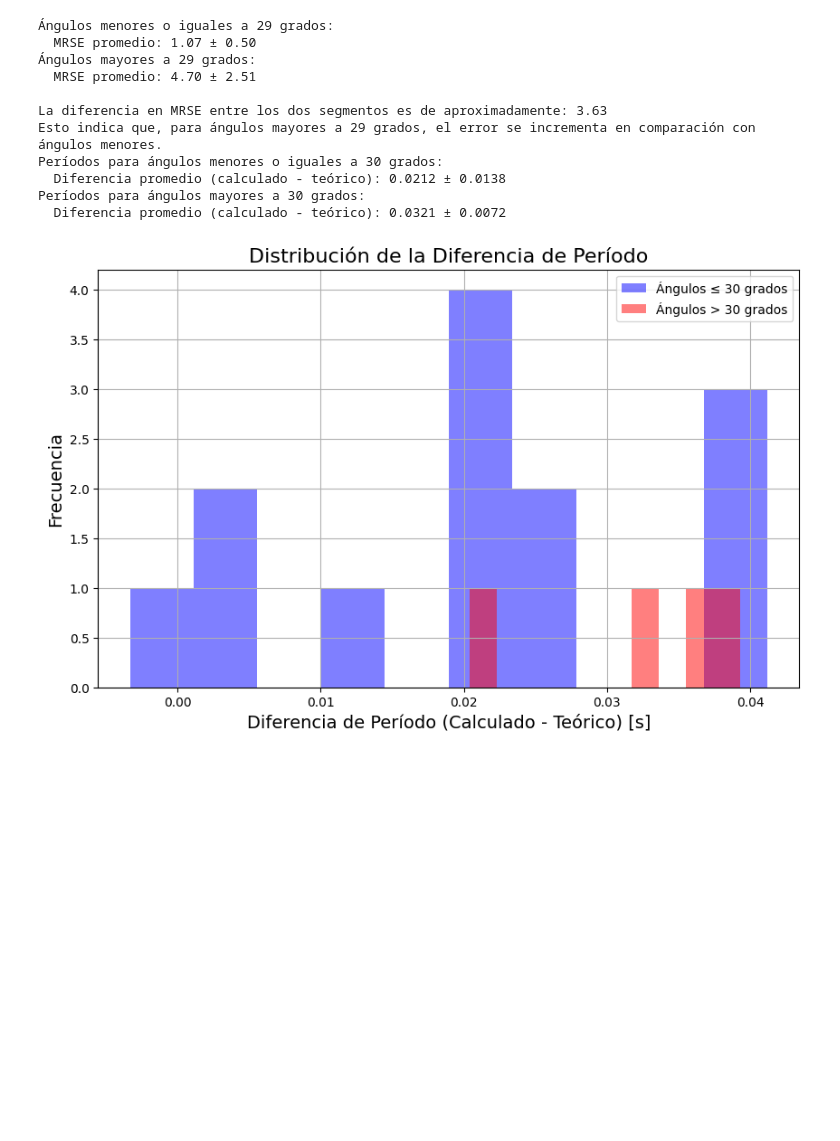
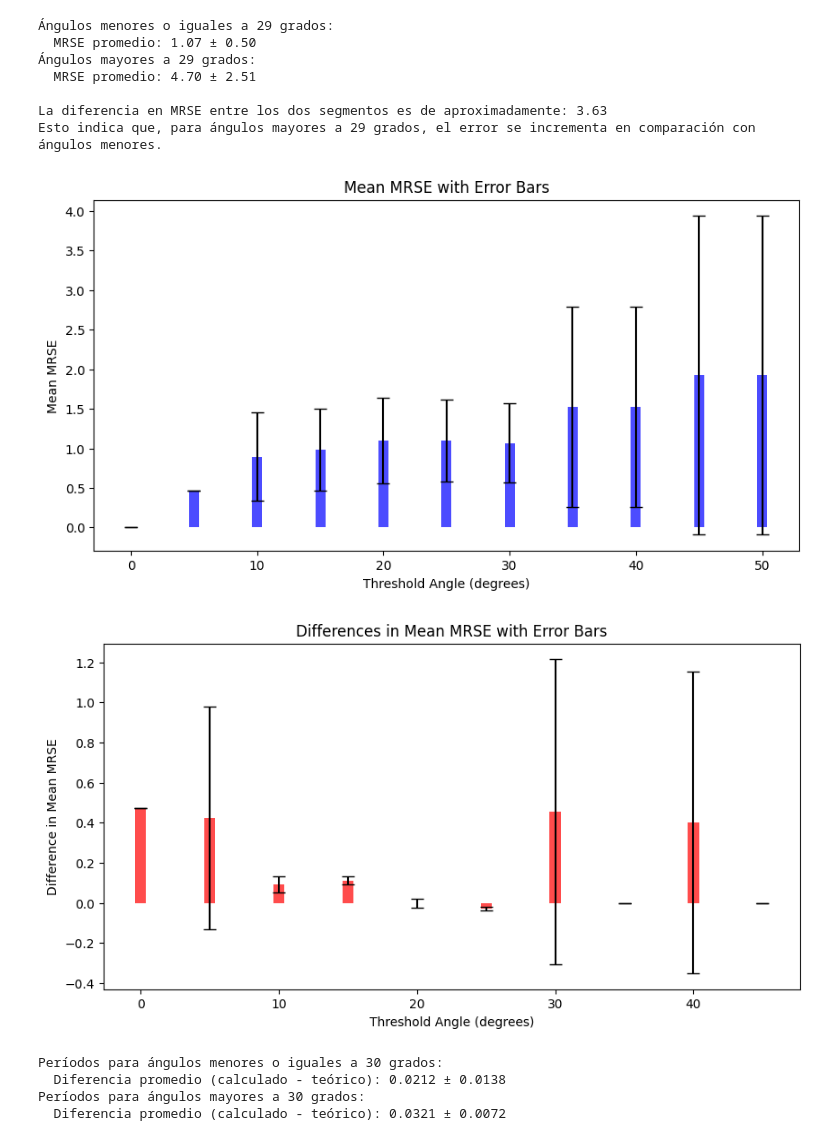
Before and after one commit to FacuVCanale/TP1-FISICA, a Jupyter notebook: code/error_movimiento.ipynb, the cells around one changed output. Saved outputs shown, nothing was run; the diff lists cells and outputs as text; code cells hidden in the pictures; blank space fills up the shorter version.

Commit message:
threshold

```diff
--- a/code/error_movimiento.ipynb
+++ b/code/error_movimiento.ipynb
@@ -303,6 +303,39 @@ def analyze_threshold_effect_on_MRSE(MRSEs):
         print(f"\nLa diferencia en MRSE entre los dos segmentos es de aproximadamente: {higher_mean - lower_mean:.2f}")
         print(f"Esto indica que, para ángulos mayores a {threshold} grados, el error se incrementa en comparación con ángulos menores.")
 
+def plot_MRSE_analysis(MRSEs):
+    angles = range(0, 55, 5)
+    means = []
+    stds = []
+
+    for threshold in angles:
+        lower_values = [mrse for mrse in MRSEs if mrse[0] <= threshold]
+        lower_MRSEs = np.array([mrse[1] for mrse in lower_values])
+        mean = lower_MRSEs.mean() if len(lower_MRSEs) > 0 else 0
+        std = lower_MRSEs.std() if len(lower_MRSEs) > 0 else 0
+        means.append(mean)
+        stds.append(std)
+
+    # Plot mean MRSEs with error bars
+    plt.figure(figsize=(10, 5))
+    plt.bar(angles, means, yerr=stds, capsize=5, alpha=0.7, color='b')
+    plt.xlabel('Threshold Angle (degrees)')
+    plt.ylabel('Mean MRSE')
+    plt.title('Mean MRSE with Error Bars')
+    plt.show()
+
+    # Calculate differences between consecutive means
+    differences = np.diff(means)
+    differences_stds = np.sqrt(np.diff(stds)**2)
+
+    # Plot differences with error bars
+    plt.figure(figsize=(10, 5))
+    plt.bar(angles[:-1], differences, yerr=differences_stds, capsize=5, alpha=0.7, color='r')
+    plt.xlabel('Threshold Angle (degrees)')
+    plt.ylabel('Difference in Mean MRSE')
+    plt.title('Differences in Mean MRSE with Error Bars')
+    plt.show()
+
 def analyze_period_vs_estimate(MRSEs, datasets_info):
     # Separar los datos según el umbral de 18 grados
     threshold = 30
@@ -407,6 +440,7 @@ def graphs():
 
     graph_MRSEs(MRSEs_tita0)
     analyze_threshold_effect_on_MRSE(MRSEs_tita0)
+    plot_MRSE_analysis(MRSEs_tita0)
     analyze_period_vs_estimate(MRSEs_tita0, datasets_info)
 
 
@@ -438,13 +472,14 @@ See the caveats in the documentation: https://pandas.pydata.org/pandas-docs/stab
 [figure]
 Ángulos menores o iguales a 29 grados:
   MRSE promedio: 1.07 ± 0.50
 Ángulos mayores a 29 grados:
   MRSE promedio: 4.70 ± 2.51
 
 La diferencia en MRSE entre los dos segmentos es de aproximadamente: 3.63
 Esto indica que, para ángulos mayores a 29 grados, el error se incrementa en comparación con ángulos menores.
-Períodos para ángulos menores o iguales a 30 grados:
-  Diferencia promedio (calculado - teórico): 0.0212 ± 0.0138
-Períodos para ángulos mayores a 30 grados:
-  Diferencia promedio (calculado - teórico): 0.0321 ± 0.0072
-[figure, old version]
+[figure, new version]
+[figure, added]
+Períodos para ángulos menores o iguales a 30 grados:
+  Diferencia promedio (calculado - teórico): 0.0212 ± 0.0138
+Períodos para ángulos mayores a 30 grados:
+  Diferencia promedio (calculado - teórico): 0.0321 ± 0.0072
```
Also changed, not shown: parts of 2 cells of this notebook, 1 other file.
